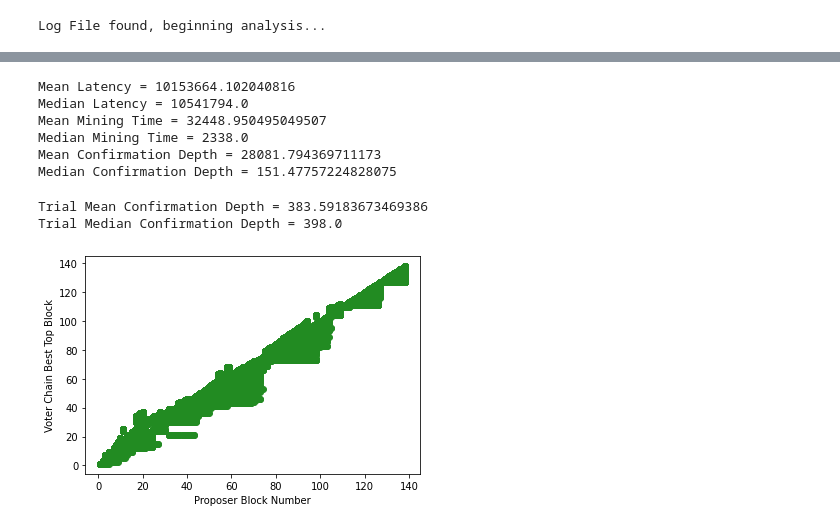
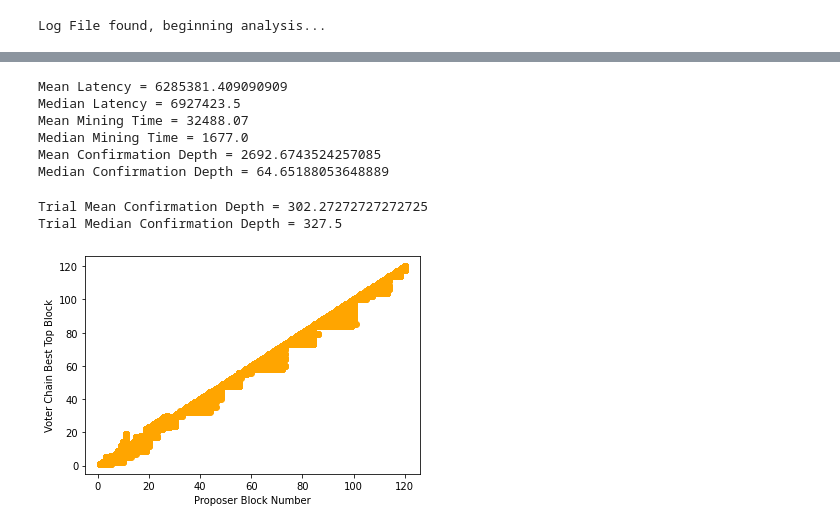
Before and after one commit to AtharvChandratre/PrismBenchmarkAnalyzer, a Jupyter notebook: analyzer.ipynb, the cells around one changed output, grey strips where cells are left out. Saved outputs shown, nothing was run; the diff lists cells and outputs as text; code cells hidden in the pictures.

```diff
--- a/analyzer.ipynb
+++ b/analyzer.ipynb
@@ -25,7 +25,7 @@ from datetime import datetime
 import pandas as pd
 import matplotlib.pyplot as plt
 # %%
-user_input = '/Users/atharvchandratre/Workspace/Atharv/GitHub/PrismBenchmarkAnalyzer/prism_n3_le20_d202_vchain_1.log' # Enter path to log here
+user_input = '/Users/atharvchandratre/Workspace/Atharv/GitHub/PrismBenchmarkAnalyzer/prism_n3_le20_d202_vchain_2.log' # Enter path to log here
 assert os.path.exists(user_input), "I did not find the file at "+str(user_input)
 f = open(user_input,'r')
 print("Log File found, beginning analysis...")
@@ -116,12 +116,12 @@ print("Median Mining Time =",df['Mining Time'].dropna().median())
 print("Mean Confirmation Depth =",df['Confirmation Depth'].dropna().mean())
 print("Median Confirmation Depth =",df['Confirmation Depth'].dropna().median())
 # %% [output]
-Mean Latency = 10153664.102040816
-Median Latency = 10541794.0
-Mean Mining Time = 32448.950495049507
-Median Mining Time = 2338.0
-Mean Confirmation Depth = 28081.794369711173
-Median Confirmation Depth = 151.47757224828075
+Mean Latency = 6285381.409090909
+Median Latency = 6927423.5
+Mean Mining Time = 32488.07
+Median Mining Time = 1677.0
+Mean Confirmation Depth = 2692.6743524257085
+Median Confirmation Depth = 64.65188053648889
 # %%
 creationTimestamps = df['Timestamp - Creation']
 confirmationTimestamps = df[df['Timestamp - Confirmation']!='']['Timestamp - Confirmation']
@@ -130,8 +130,8 @@ cdArray = insertionPoints['Insertion Points'] - insertionPoints['Insertion Point
 print("Trial Mean Confirmation Depth =",cdArray.mean())
 print("Trial Median Confirmation Depth =",cdArray.median())
 # %% [output]
-Trial Mean Confirmation Depth = 383.59183673469386
-Trial Median Confirmation Depth = 398.0
+Trial Mean Confirmation Depth = 302.27272727272725
+Trial Median Confirmation Depth = 327.5
 # %%
 proposerBlockNumbersArray = []
 voterChainBestTopBlocksArray = []
@@ -148,11 +148,11 @@ with open(user_input, 'r') as f:
 
 f.close()
 # %%
-plt.scatter(proposerBlockNumbersArray, voterChainBestTopBlocksArray, c ="forestgreen")
+plt.scatter(proposerBlockNumbersArray, voterChainBestTopBlocksArray, c ="orange")
 
 # To show the plot
 plt.xlabel("Proposer Block Number")
 plt.ylabel("Voter Chain Best Top Block")
 plt.show()
 # %% [output]
-[figure, old version]
+[figure, new version]
```
Also changed, not shown: parts of 4 cells of this notebook.
